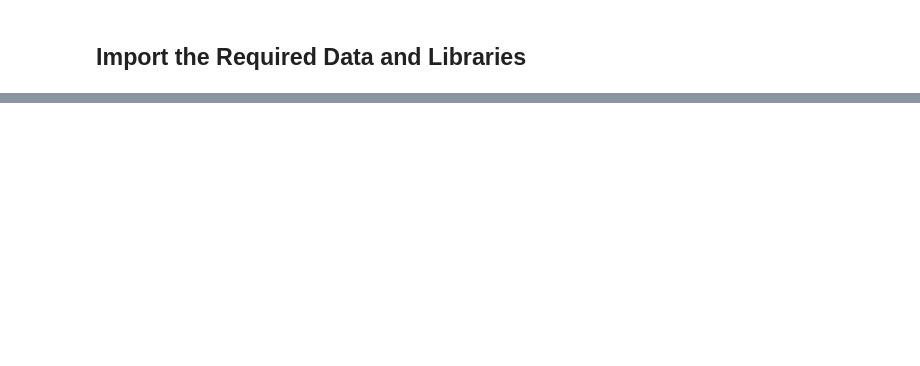
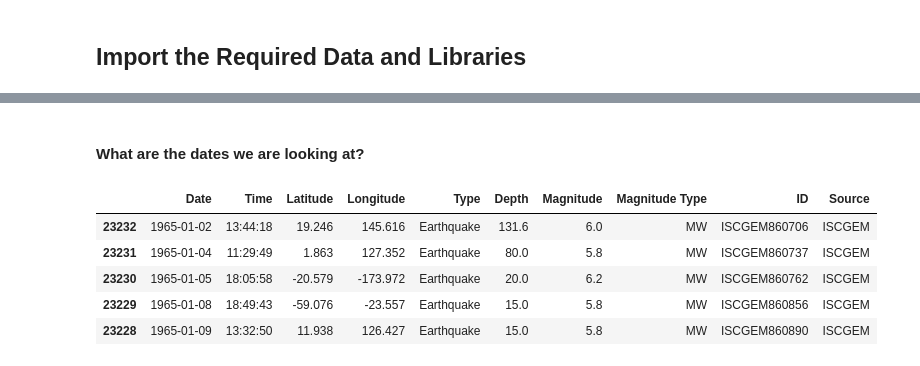
Before and after one commit to Tofudog/CS470-Final-Project, a Jupyter notebook: src/main.ipynb, the cells around one changed output, grey strips where cells are left out. Cells and saved outputs as stored; diff of their text form; code cells hidden in the pictures; blank space fills up the shorter version.

```diff
--- a/src/main.ipynb
+++ b/src/main.ipynb
@@ -49,0 +35,14 @@ raw_df.head()
+# %% [markdown]
+#### What are the dates we are looking at?
+# %%
+dates_df = raw_df.copy()
+dates_df["Date"] = pd.to_datetime(dates_df["Date"])
+dates_df.sort_values(by="Date", inplace=True)
+dates_df.head()
+# %% [output]
+|  | Date | Time | Latitude | Longitude | Type | Depth | Magnitude | Magnitude Type | ID | Source |
+| 23232 | 1965-01-02 | 13:44:18 | 19.246 | 145.616 | Earthquake | 131.6 | 6.0 | MW | ISCGEM860706 | ISCGEM |
+| 23231 | 1965-01-04 | 11:29:49 | 1.863 | 127.352 | Earthquake | 80.0 | 5.8 | MW | ISCGEM860737 | ISCGEM |
+| 23230 | 1965-01-05 | 18:05:58 | -20.579 | -173.972 | Earthquake | 20.0 | 6.2 | MW | ISCGEM860762 | ISCGEM |
+| 23229 | 1965-01-08 | 18:49:43 | -59.076 | -23.557 | Earthquake | 15.0 | 5.8 | MW | ISCGEM860856 | ISCGEM |
+| 23228 | 1965-01-09 | 13:32:50 | 11.938 | 126.427 | Earthquake | 15.0 | 5.8 | MW | ISCGEM860890 | ISCGEM |
```
Also changed, not shown: parts of 16 cells of this notebook, 1 other file.
